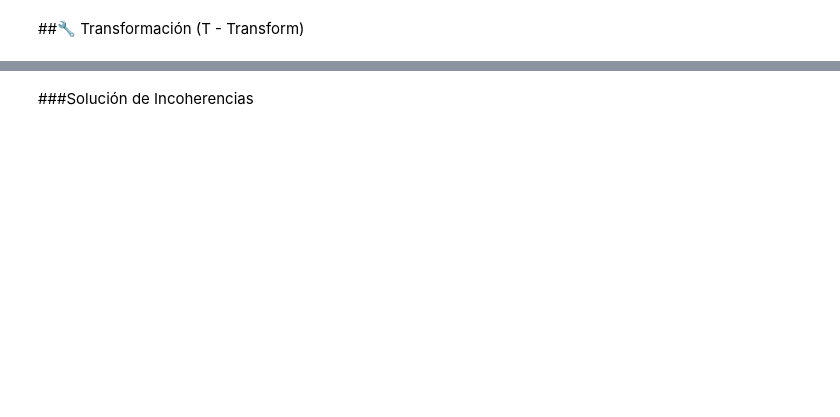
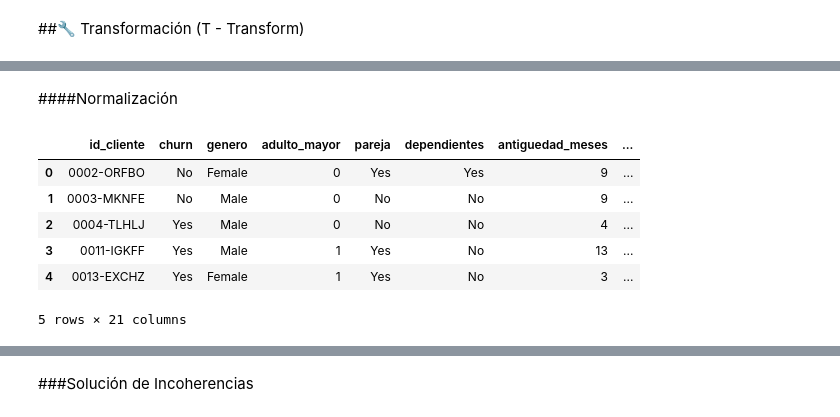
Before and after one commit to Joacco11/TelecomX_Latam-Part-1, a Jupyter notebook: TelecomX_Latam.ipynb, the cells around one changed output, grey strips where cells are left out. Cells and saved outputs as stored; diff of their text form; code cells hidden in the pictures; blank space fills up the shorter version.

```diff
--- a/TelecomX_Latam.ipynb
+++ b/TelecomX_Latam.ipynb
@@ -4,3 +4,13 @@
 #Telecom X - Análisis de Evasión de Clientes
 # %% [markdown]
 ##📌 Extracción(E - Extract)
+# %%
+import pandas as pd
+from pandas import json_normalize
+import numpy as np
+import matplotlib.pyplot as plt
+import seaborn as sns
+url = "https://raw.githubusercontent.com/ingridcristh/challenge2-data-science-LATAM/main/TelecomX_Data.json"
+df_origen = pd.read_json(url)
+
+df_origen.head()
@@ -10,0 +55,37 @@
+# %% [markdown]
+####Normalización
+# %%
+rename_dict = {
+    "customerID": "id_cliente",
+    "Churn": "churn",
+    "customer.gender": "genero",
+    "customer.SeniorCitizen": "adulto_mayor",
+    "customer.Partner": "pareja",
+    "customer.Dependents": "dependientes",
+    "customer.tenure": "antiguedad_meses",
+    "phone.PhoneService": "servicio_telefonico",
+    "phone.MultipleLines": "lineas_multiples",
+    "internet.InternetService": "servicio_internet",
+    "internet.OnlineSecurity": "seguridad_en_linea",
+    "internet.OnlineBackup": "respaldo_en_linea",
+    "internet.DeviceProtection": "proteccion_dispositivo",
+    "internet.TechSupport": "soporte_tecnico",
+    "internet.StreamingTV": "streaming_tv",
+    "internet.StreamingMovies": "streaming_peliculas",
+    "account.Contract": "tipo_contrato",
+    "account.PaperlessBilling": "facturacion_electronica",
+    "account.PaymentMethod": "metodo_pago",
+    "account.Charges.Monthly": "cargo_mensual",
+    "account.Charges.Total": "cargo_total"
+}
+
+df = df_normalize.rename(columns=rename_dict)
+df.head()
+# %% [output]
+|  | id_cliente | churn | genero | adulto_mayor | pareja | dependientes | antiguedad_meses | ... |
+| 0 | 0002-ORFBO | No | Female | 0 | Yes | Yes | 9 | ... |
+| 1 | 0003-MKNFE | No | Male | 0 | No | No | 9 | ... |
+| 2 | 0004-TLHLJ | Yes | Male | 0 | No | No | 4 | ... |
+| 3 | 0011-IGKFF | Yes | Male | 1 | Yes | No | 13 | ... |
+| 4 | 0013-EXCHZ | Yes | Female | 1 | Yes | No | 3 | ... |
+5 rows × 21 columns
```
Also changed, not shown: parts of 29 cells of this notebook.
